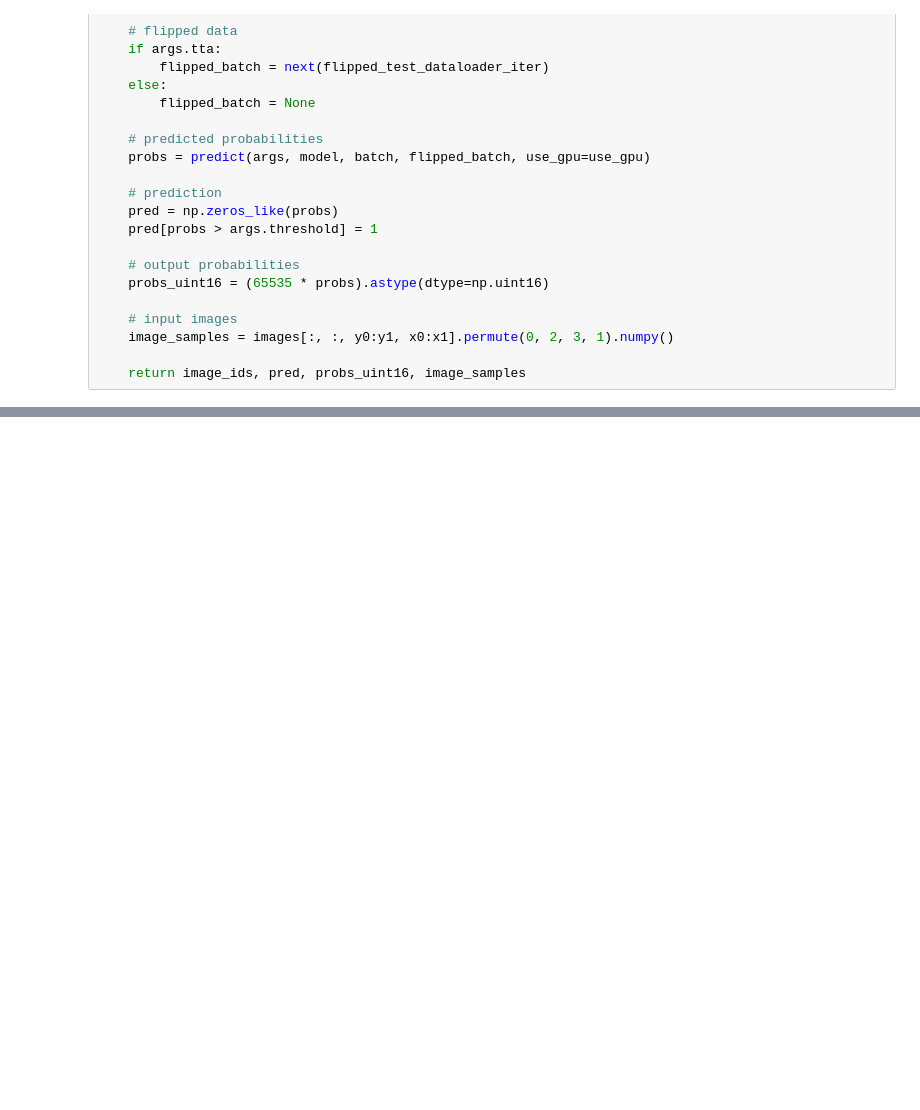
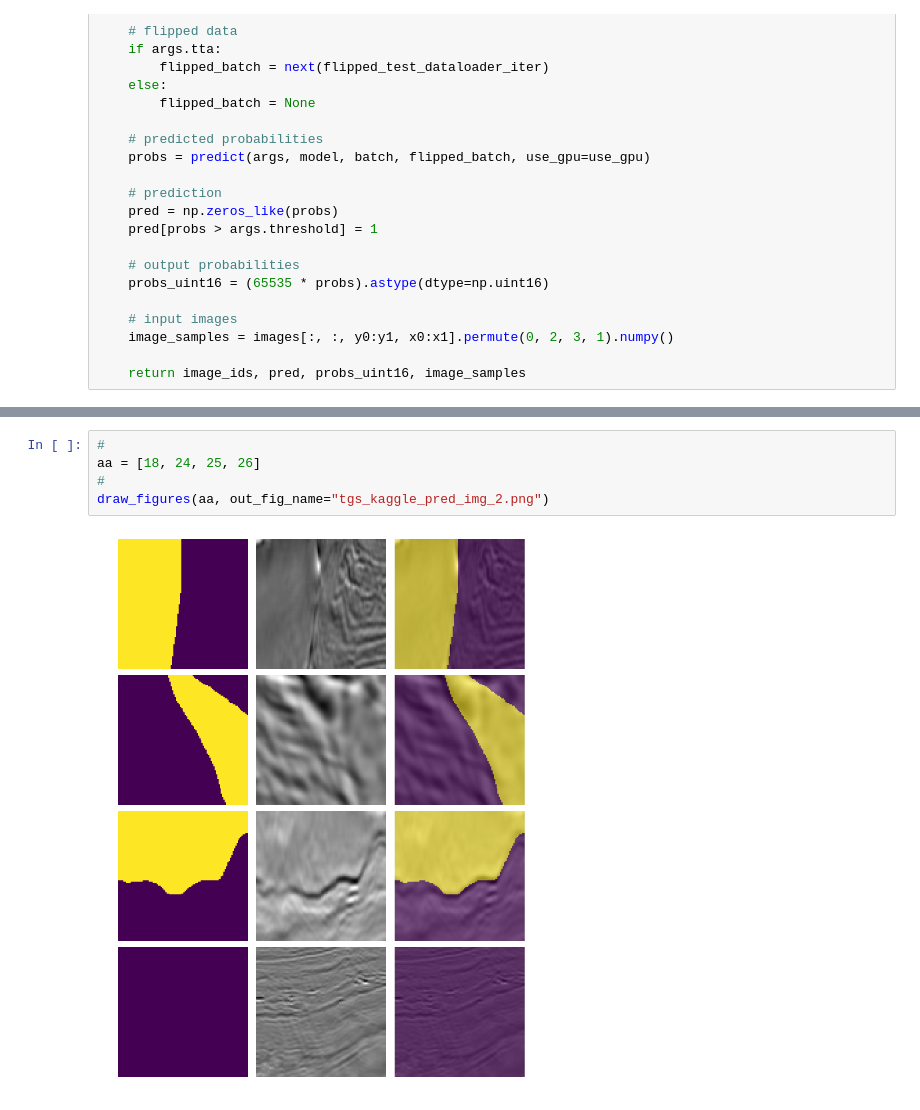
Before and after one commit to lonestar686/pytorch-saltnet, a Jupyter notebook: predict.ipynb, the cells around one changed output, grey strips where cells are left out. Cells and saved outputs as stored; diff of their text form; blank space fills up the shorter version.

```diff
--- a/predict.ipynb
+++ b/predict.ipynb
@@ -255,0 +284,7 @@ plt.subplots_adjust(top=0.8, bottom=0.0,
+# %%
+#
+aa = [18, 24, 25, 26]
+#
+draw_figures(aa, out_fig_name="tgs_kaggle_pred_img_2.png")
+# %% [output]
+[figure, added]
```
Also changed, not shown: parts of 4 cells of this notebook, 2 other files.
